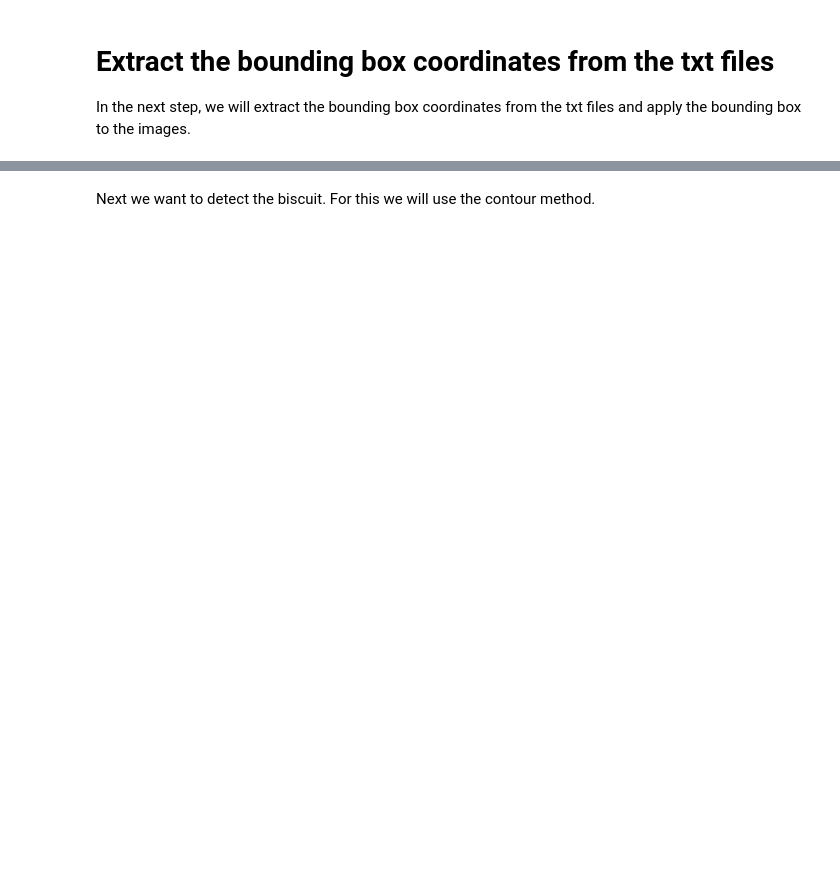
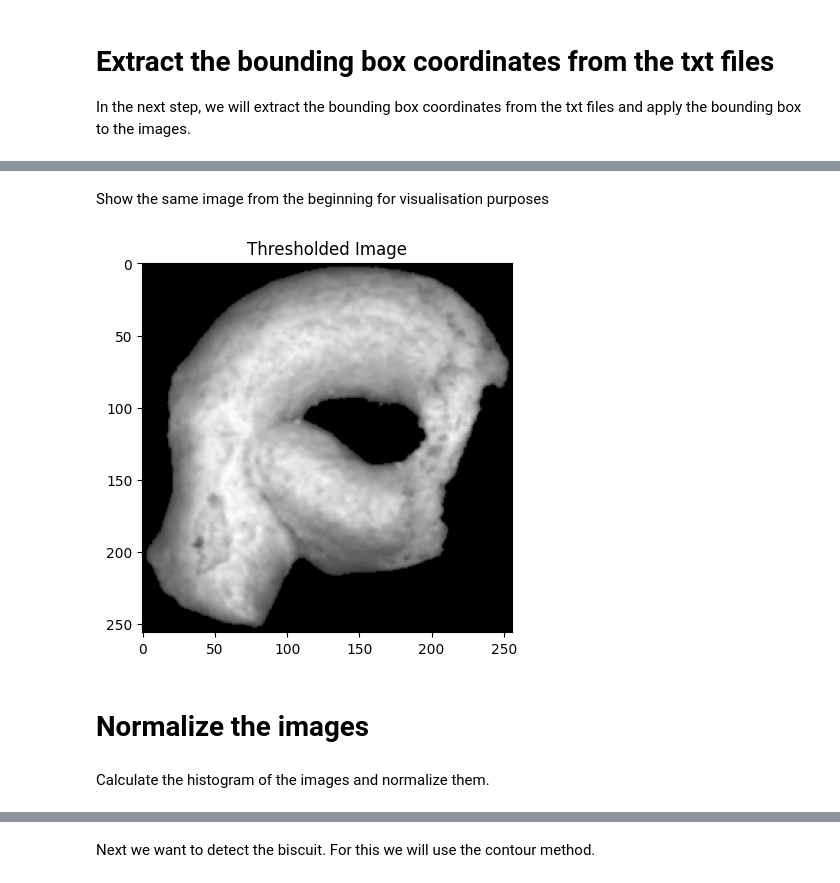
Before and after one commit to mschneider1711/MachineVision, a Jupyter notebook: Aufgabe_1/preprocessing.ipynb, the cells around one changed output, grey strips where cells are left out. Cells and saved outputs as stored; diff of their text form; code cells hidden in the pictures; blank space fills up the shorter version.

```diff
--- a/Aufgabe_1/preprocessing.ipynb
+++ b/Aufgabe_1/preprocessing.ipynb
@@ -154,10 +164,10 @@ def threshold_and_filter(image_path, threshold_value, kernel):
     image = cv2.imread(image_path, cv2.IMREAD_GRAYSCALE)
     thresholded = np.where(image < threshold_value, 0, image)
     # perform 2D-Filter
-    gefiltertes_bild = cv2.filter2D(thresholded, -1, kernel)
+    filtered_image = cv2.filter2D(thresholded, -1, kernel)
 
     # set background to black
-    background_black = np.where(thresholded == 0, 0, gefiltertes_bild)
+    background_black = np.where(thresholded == 0, 0, filtered_image)
 
     return background_black
 
@@ -172,19 +182,30 @@ kernel = np.array([
 kernel = kernel / np.sum(kernel)  #normalize kernel
 
 # list for all thresholded images
-all_images_grayscale_thresholded = []
+all_images_threshold = []
 
 # perform thresholding and 2D-Filter on all images
 for image_path in all_images_grayscale:
-    grayscale_threshold_image_path = image_path.replace("Biscuit Dataset - Team 4 - Grayscale", "Biscuit Dataset - Team 4 - Threshold")
+    grayscale_threshold_image_path = image_path.replace("Biscuit Dataset - Team 4 - Cropped_Grayscale", "Biscuit Dataset - Team 4 - Cropped_Grayscale_Threshold")
     if not os.path.exists(os.path.dirname(grayscale_threshold_image_path)):
         os.makedirs(os.path.dirname(grayscale_threshold_image_path))
     grayscale_threshold_image_path = grayscale_threshold_image_path.replace(".jpg", "_threshold.jpg")
     image = threshold_and_filter(image_path,threshold_value=threshold_value,kernel=kernel)
     cv2.imwrite(grayscale_threshold_image_path, image)
 
-    all_images_grayscale_thresholded.append(grayscale_threshold_image_path)
-
-plt.imshow(image,cmap='gray')
-plt.title("Thresholded and filtered image")
-plt.show()
+    all_images_threshold.append(grayscale_threshold_image_path)
+# %% [markdown]
+Show the same image from the beginning for visualisation purposes
+# %%
+# Show the same image from the beginning for visualisation purposes
+image_path = all_images_threshold[0]
+image = cv2.imread(image_path, cv2.IMREAD_GRAYSCALE)
+plt.imshow(image,cmap='gray')
+plt.title("Thresholded Image")
+plt.show()
+# %% [output]
+[figure, added]
+# %% [markdown]
+# Normalize the images
+# %% [markdown]
+Calculate the histogram of the images and normalize them.
```
Also changed, not shown: parts of 14 cells of this notebook.
